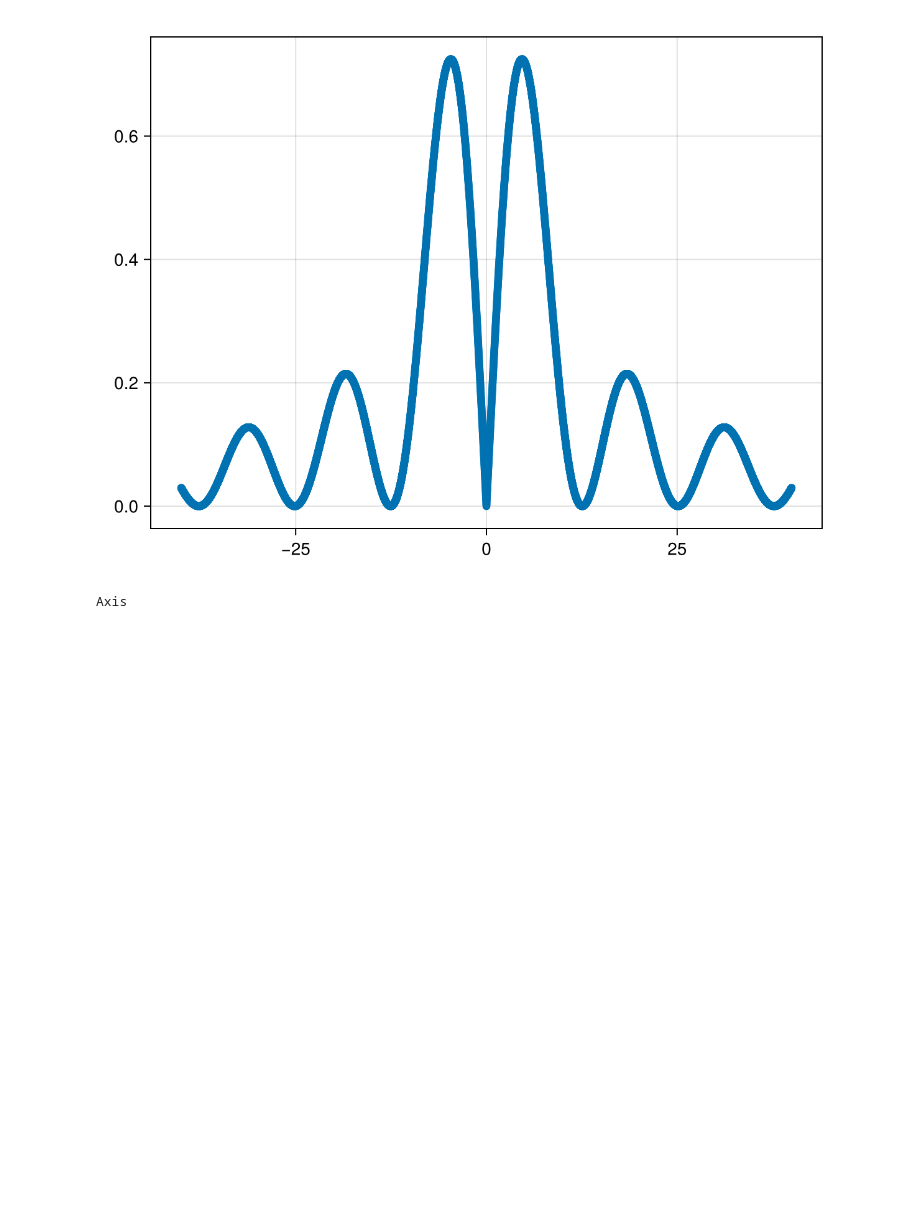
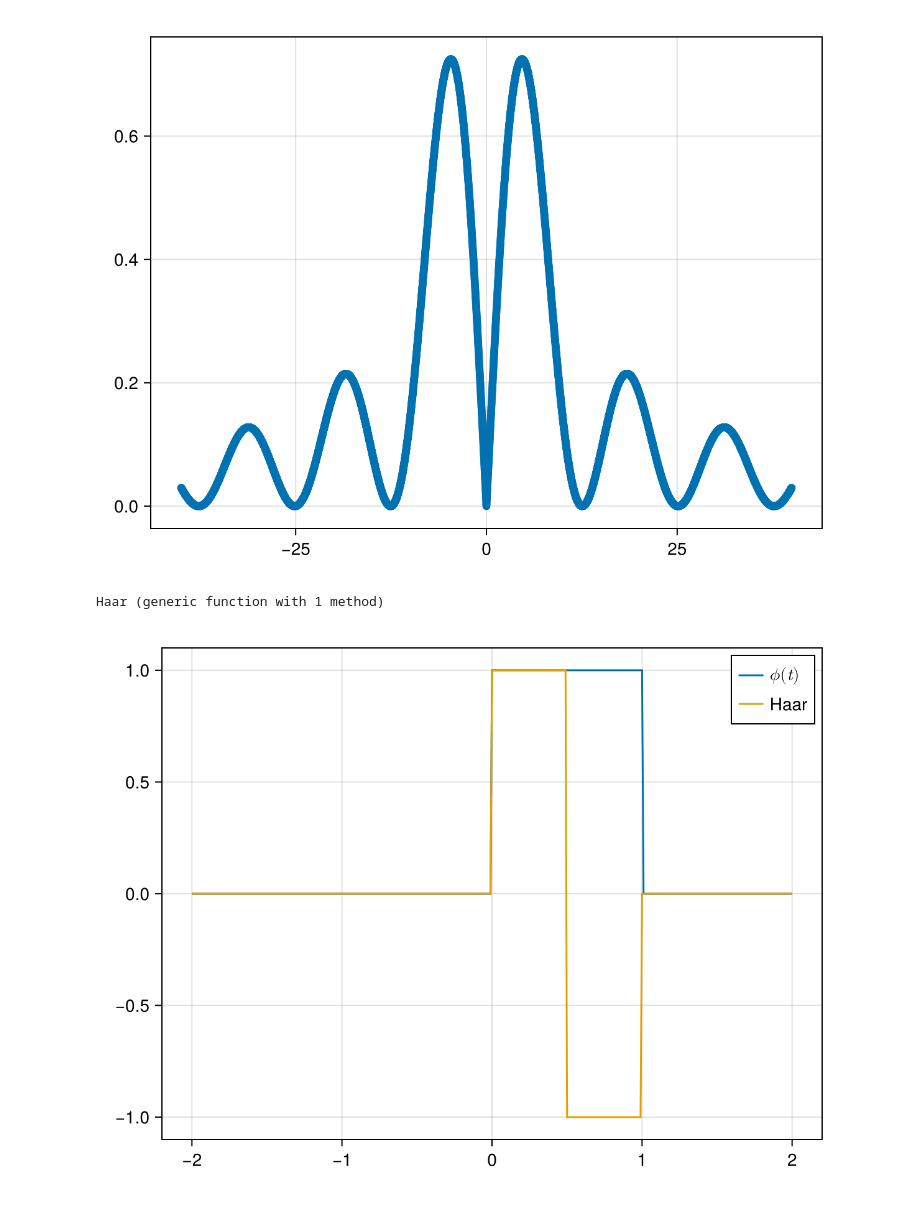
Before and after one commit to Julia-KAERI/Julia-kaeri.github.io, a Jupyter notebook: src/image_processing/wavelet/wavelets.ipynb, the cells around one changed output. Drawn from its saved outputs; the diff is of its cells as text; code cells hidden in the pictures; blank space fills up the shorter version.

```diff
--- a/src/image_processing/wavelet/wavelets.ipynb
+++ b/src/image_processing/wavelet/wavelets.ipynb
@@ -7,7 +7,18 @@ y = pp.(t)
 f, ax, plotobj = plot(t, abs.(y), xticks = ([4*π, 8*π, 16*π] , ["4π", "8π", "16π"]))
 # %% [output]
 [figure]
-# %%
-typeof(ax)
-# %% [output]
-Axis
+# %%
+ϕ(t) = (t< 0) ? 0 : (t> 1) ? 0 : 1
+Haar(t) = ( 0 ≤ t < 0.5) ? 1 : ( 0.5 ≤ t < 1) ? -1 : 0
+# %% [output]
+Haar (generic function with 1 method)
+# %%
+s = -2:0.01:2
+f = Figure()
+ax = Axis(f[1, 1])
+lines!(ax, s, ϕ.(s), label = L"\phi(t)")
+lines!(ax, s, Haar.(s), label = "Haar")
+axislegend()
+f
+# %% [output]
+[figure, added]
```
Also changed, not shown: parts of 1 cell of this notebook, 19 other files.
